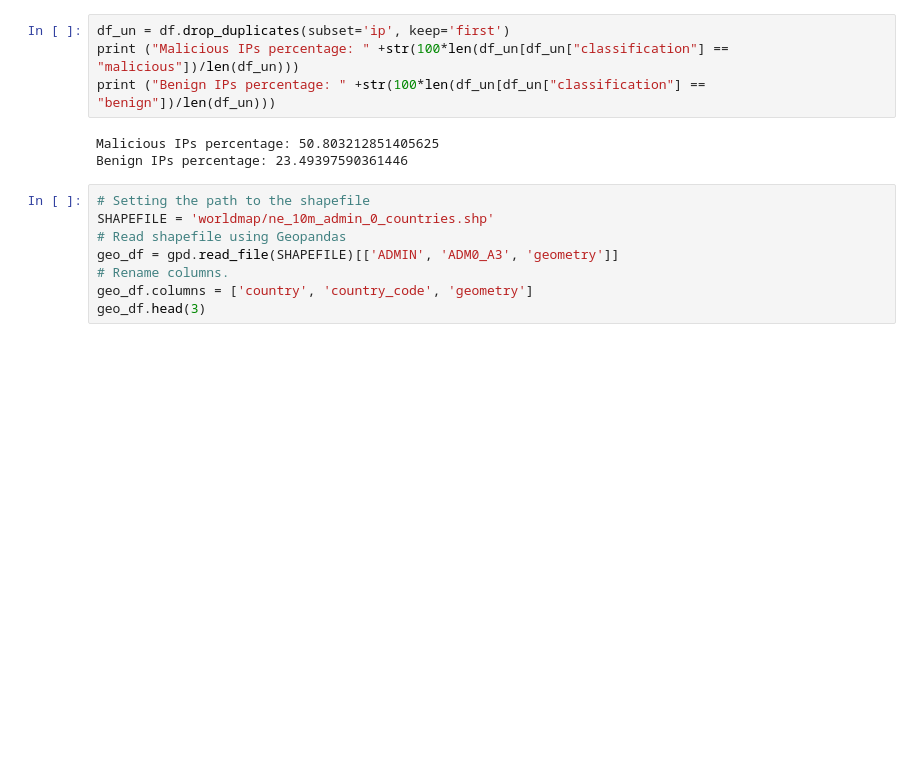
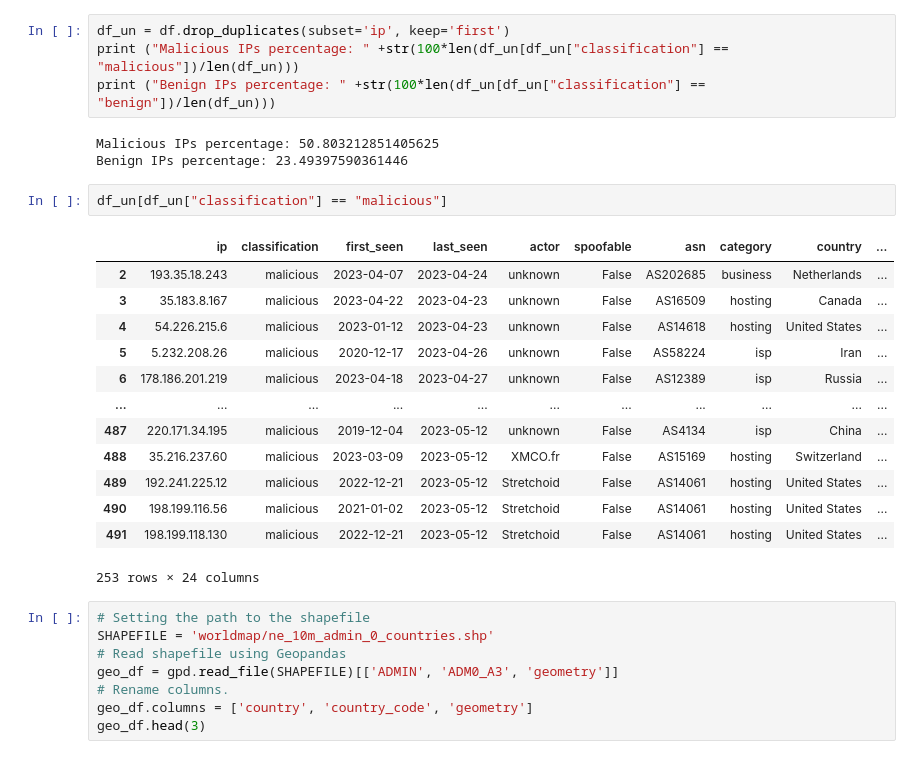
Before and after one commit to spritz-group/HoneyEVSE, a Jupyter notebook: logs/greynoise/greynoise analysis.ipynb, the cells around one changed output. Cells and saved outputs as stored; diff of their text form; blank space fills up the shorter version.

```diff
--- a/logs/greynoise/greynoise analysis.ipynb
+++ b/logs/greynoise/greynoise analysis.ipynb
@@ -27,6 +33,22 @@ print ("Benign IPs percentage: " +str(100*len(df_un[df_un["classification"] == "
 # %% [output]
 Malicious IPs percentage: 50.803212851405625
 Benign IPs percentage: 23.49397590361446
+# %%
+df_un[df_un["classification"] == "malicious"]
+# %% [output]
+|  | ip | classification | first_seen | last_seen | actor | spoofable | asn | category | country | ... |
+| 2 | 193.35.18.243 | malicious | 2023-04-07 | 2023-04-24 | unknown | False | AS202685 | business | Netherlands | ... |
+| 3 | 35.183.8.167 | malicious | 2023-04-22 | 2023-04-23 | unknown | False | AS16509 | hosting | Canada | ... |
+| 4 | 54.226.215.6 | malicious | 2023-01-12 | 2023-04-23 | unknown | False | AS14618 | hosting | United States | ... |
+| 5 | 5.232.208.26 | malicious | 2020-12-17 | 2023-04-26 | unknown | False | AS58224 | isp | Iran | ... |
+| 6 | 178.186.201.219 | malicious | 2023-04-18 | 2023-04-27 | unknown | False | AS12389 | isp | Russia | ... |
+| ... | ... | ... | ... | ... | ... | ... | ... | ... | ... | ... |
+| 487 | 220.171.34.195 | malicious | 2019-12-04 | 2023-05-12 | unknown | False | AS4134 | isp | China | ... |
+| 488 | 35.216.237.60 | malicious | 2023-03-09 | 2023-05-12 | XMCO.fr | False | AS15169 | hosting | Switzerland | ... |
+| 489 | 192.241.225.12 | malicious | 2022-12-21 | 2023-05-12 | Stretchoid | False | AS14061 | hosting | United States | ... |
+| 490 | 198.199.116.56 | malicious | 2021-01-02 | 2023-05-12 | Stretchoid | False | AS14061 | hosting | United States | ... |
+| 491 | 198.199.118.130 | malicious | 2022-12-21 | 2023-05-12 | Stretchoid | False | AS14061 | hosting | United States | ... |
+253 rows × 24 columns
 # %%
 # Setting the path to the shapefile
 SHAPEFILE = 'worldmap/ne_10m_admin_0_countries.shp'
```
Also changed, not shown: parts of 1 cell of this notebook.
